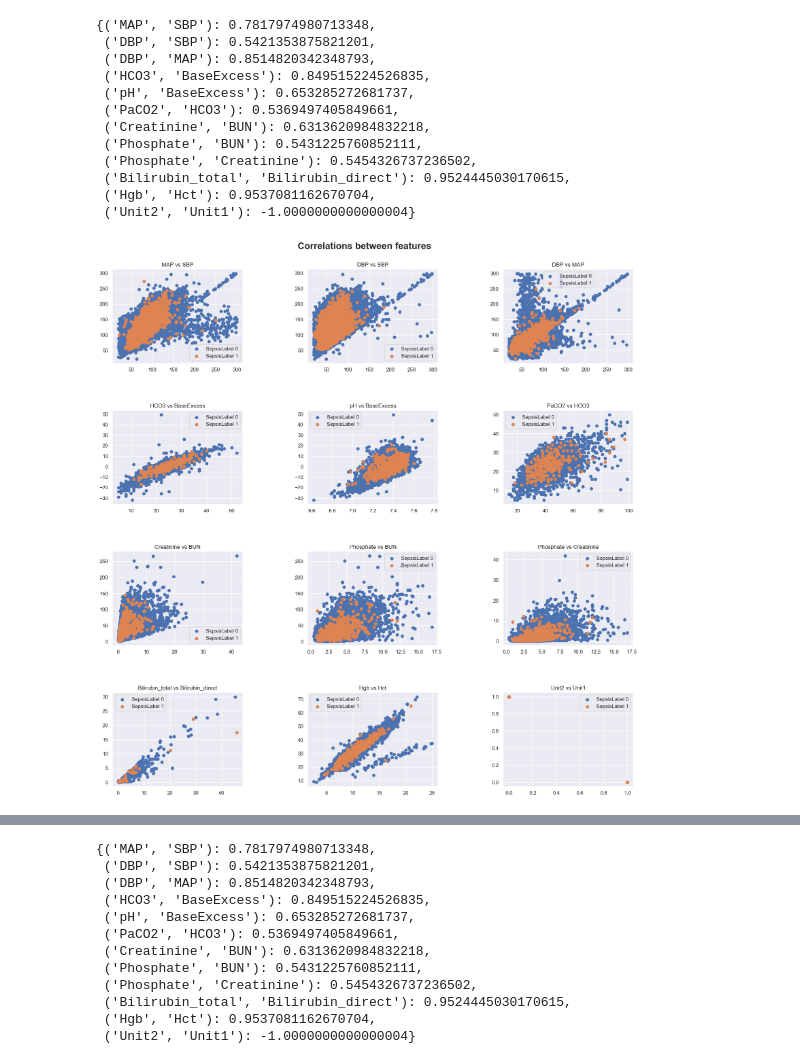
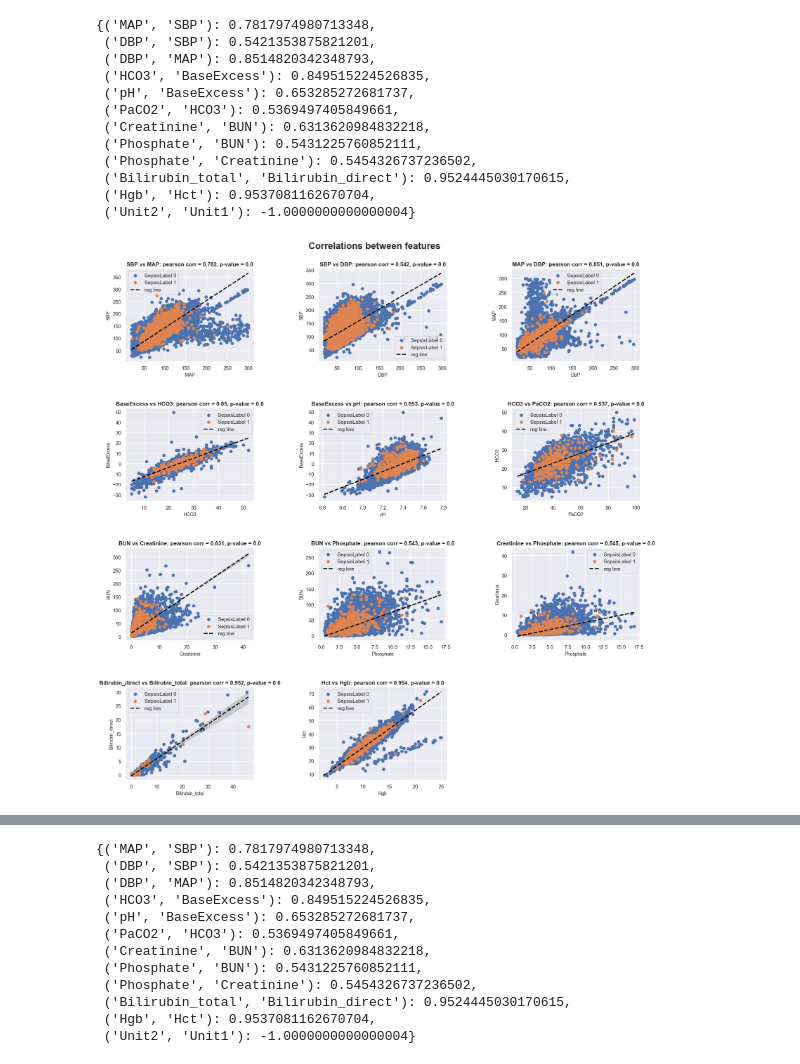
Before and after one commit to maayan-aytek/DS_LAB, a Jupyter notebook: EDA.ipynb, the cells around one changed output, grey strips where cells are left out. Cells and saved outputs as stored; diff of their text form; code cells hidden in the pictures.

```diff
--- a/EDA.ipynb
+++ b/EDA.ipynb
@@ -52,6 +73,7 @@ condition_Resp=(all_df['Resp'] > 20) | ( all_df['PaCO2'] < 32)
 condition_wbc=(all_df['WBC']* 10**3 > 12000) |( all_df['WBC']* 10**3 < 4000)
 
 all_df['SIRS_score'] = np.where(condition_temp, 1, 0)+np.where(condition_HR, 1, 0)+np.where(condition_Resp, 1, 0)+np.where(condition_wbc, 1, 0)
+all_df['SIRS_score'] = np.where(all_df['SIRS_score'] >= 2, 1, 0)
 # %%
 # sns.histplot(data=all_df, x="SIRS_score", binwidth=0.5)
 # plt.title("SIRS score in the dataset")
@@ -184,17 +208,20 @@ not_nan_corrs
 # %%
 fig, axes = plt.subplots(nrows=4, ncols=3, figsize=(20, 20))
 plt.subplots_adjust(wspace=0.5, hspace=0.5)
 fig.suptitle("Correlations between features", fontsize=20, fontweight="bold", y=0.92)
 
 seperator = "SepsisLabel"
 for i, pair in enumerate(not_nan_corrs.keys()):
     feature1, feature2 = pair
     ax = axes[i // 3, i % 3]
     for val in all_df[seperator].unique():
         ax.scatter(x=all_df[all_df[seperator] == val][feature1], y=all_df[all_df[seperator] == val][feature2], label=f"{seperator} {val}")
+    sns.regplot(x=feature1, y=feature2, data=all_df, ax=ax, scatter=False, color='black', label="reg line", line_kws={'linestyle':'--'})
     ax.legend()
-    ax.set_title(f"{feature1} vs {feature2}")
+    ax.set_title(f"{feature2} vs {feature1}: pearson corr = {round(not_nan_corrs[(feature1, feature2)], 3)}, p-value = 0.0", fontweight="bold")
+
+fig.delaxes(axes[3,2])
 
 plt.show()
 # %% [output]
-[figure, old version]
+[figure, new version]
```
Also changed, not shown: parts of 9 cells of this notebook, 2 other files.
